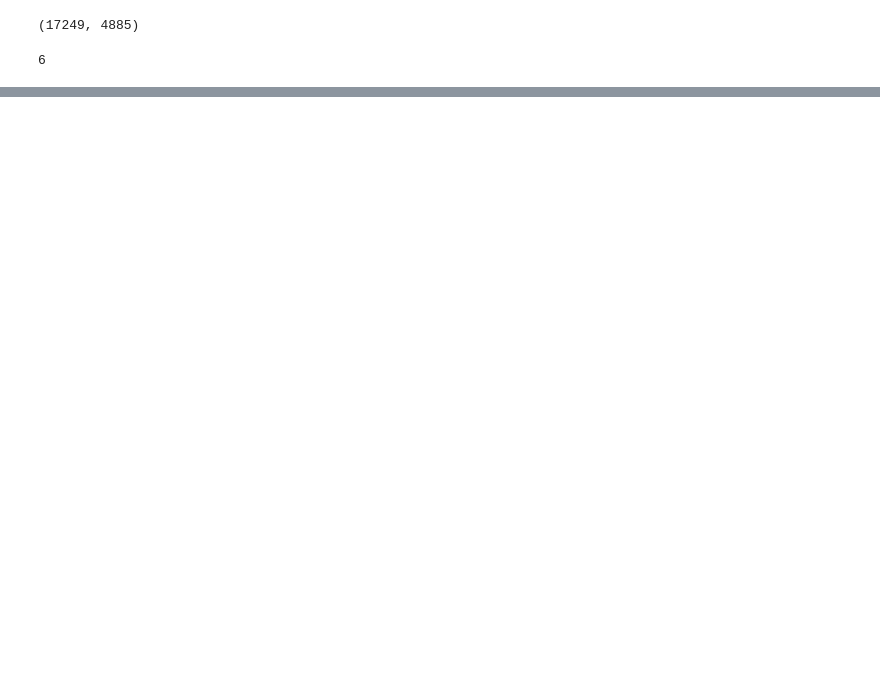
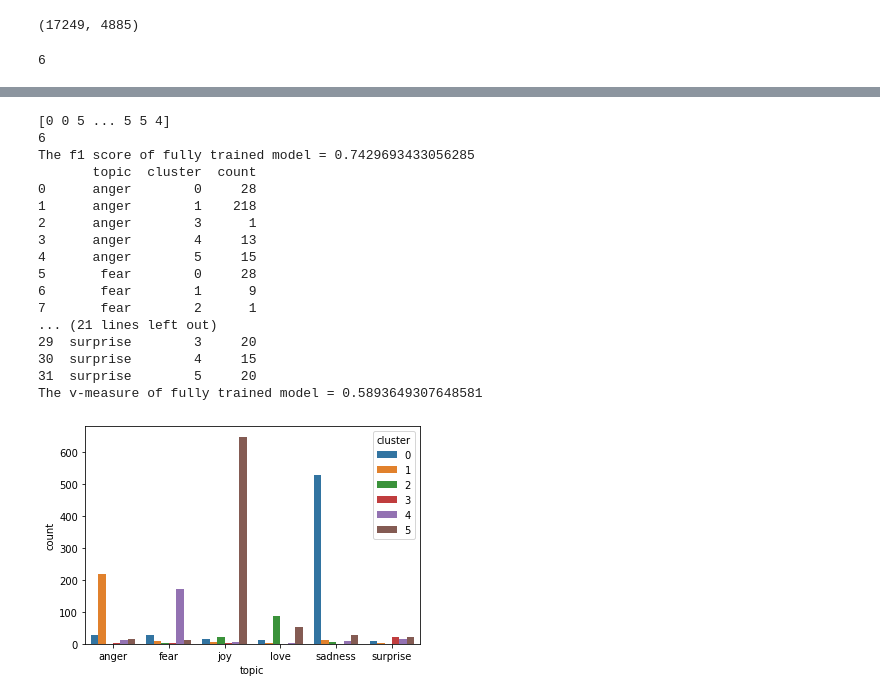
Before and after one commit to hiennguyen26/Emotions_Topics_Modeling, a Jupyter notebook: semi_supervised_nb.ipynb, the cells around one changed output, grey strips where cells are left out. Drawn from its saved outputs; the diff is of its cells as text; code cells hidden in the pictures; blank space fills up the shorter version.

```diff
--- a/semi_supervised_nb.ipynb
+++ b/semi_supervised_nb.ipynb
@@ -193,0 +265,26 @@ print(f'The v-measure of fully trained model = {train_eval(prediction, d=True)}'
+# %%
+prediction_test_hard = m_hard.predict(X_test)
+print(prediction_test_hard)
+print(len(unique(prediction_test_hard)))
+test_eval = lambda cluster_labels, d=True: breakdown_clusters_by_ground_truth( test_sentiment, prediction_test_hard, d)
+print(f'The f1 score of fully trained model = {f1_score(y_test, prediction_test_hard,average="macro")}')
+print(f'The v-measure of fully trained model = {test_eval(prediction_test_hard, d=True)}')
+# %% [output]
+[0 0 5 ... 5 5 4]
+6
+The f1 score of fully trained model = 0.7429693433056285
+       topic  cluster  count
+0      anger        0     28
+1      anger        1    218
+2      anger        3      1
+3      anger        4     13
+4      anger        5     15
+5       fear        0     28
+6       fear        1      9
+7       fear        2      1
+... (21 lines left out)
+29  surprise        3     20
+30  surprise        4     15
+31  surprise        5     20
+The v-measure of fully trained model = 0.5893649307648581
+[figure, added]
```
Also changed, not shown: parts of 7 cells of this notebook, 2 other files.
